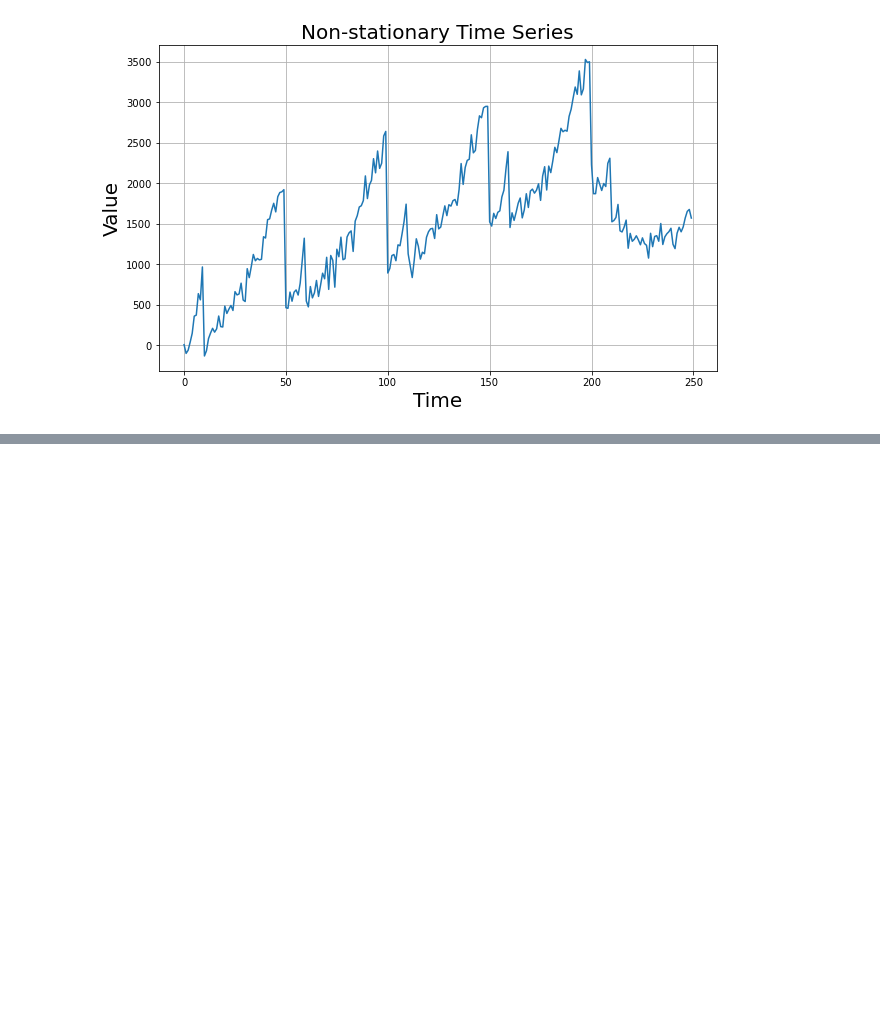
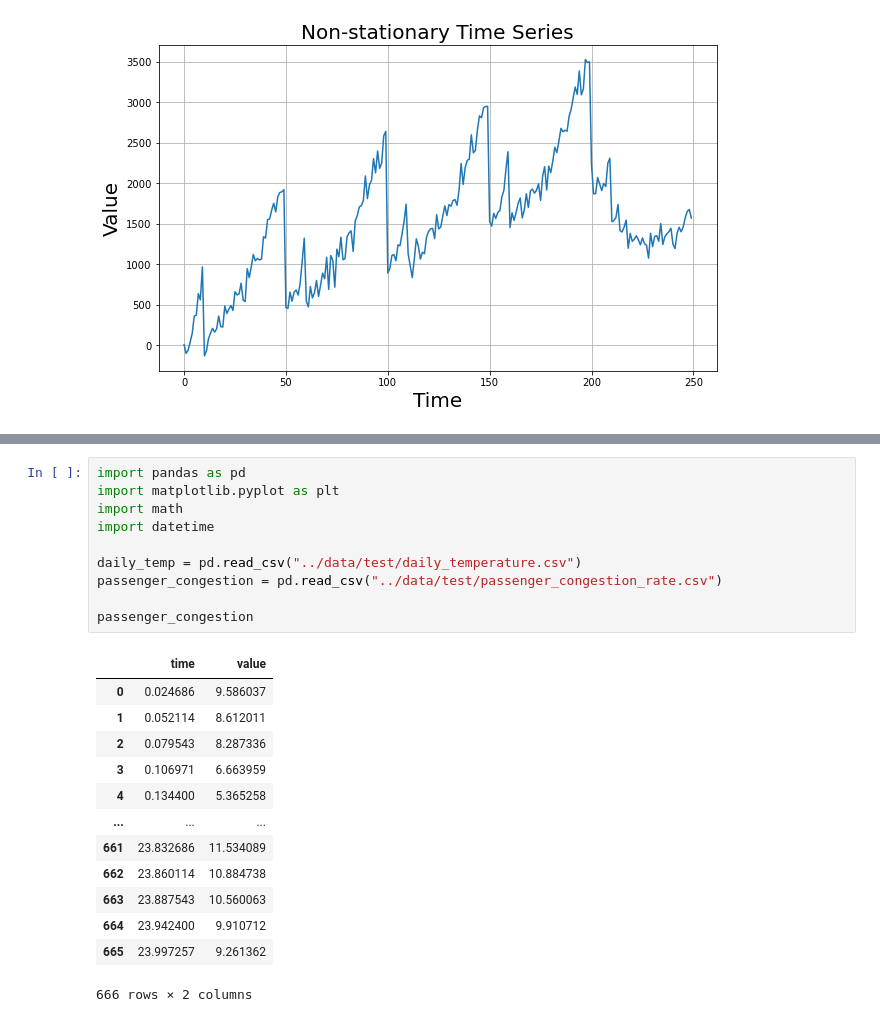
Before and after one commit to yxcho/iot_project, a Jupyter notebook: src/mock_data.ipynb, the cells around one changed output, grey strips where cells are left out. Cells and saved outputs as stored; diff of their text form; blank space fills up the shorter version.

Commit message:
add data and ipynb

```diff
--- a/src/mock_data.ipynb
+++ b/src/mock_data.ipynb
@@ -138,0 +174,24 @@ plot_time_series(time_seasonal, non_stationary, label="Non-stationary Time Serie
+# %%
+import pandas as pd
+import matplotlib.pyplot as plt
+import math
+import datetime
+
+daily_temp = pd.read_csv("../data/test/daily_temperature.csv")
+passenger_congestion = pd.read_csv("../data/test/passenger_congestion_rate.csv")
+
+passenger_congestion
+# %% [output]
+|  | time | value |
+| 0 | 0.024686 | 9.586037 |
+| 1 | 0.052114 | 8.612011 |
+| 2 | 0.079543 | 8.287336 |
+| 3 | 0.106971 | 6.663959 |
+| 4 | 0.134400 | 5.365258 |
+| ... | ... | ... |
+| 661 | 23.832686 | 11.534089 |
+| 662 | 23.860114 | 10.884738 |
+| 663 | 23.887543 | 10.560063 |
+| 664 | 23.942400 | 9.910712 |
+| 665 | 23.997257 | 9.261362 |
+666 rows × 2 columns
```
Also changed, not shown: parts of 6 cells of this notebook, 3 other files.
